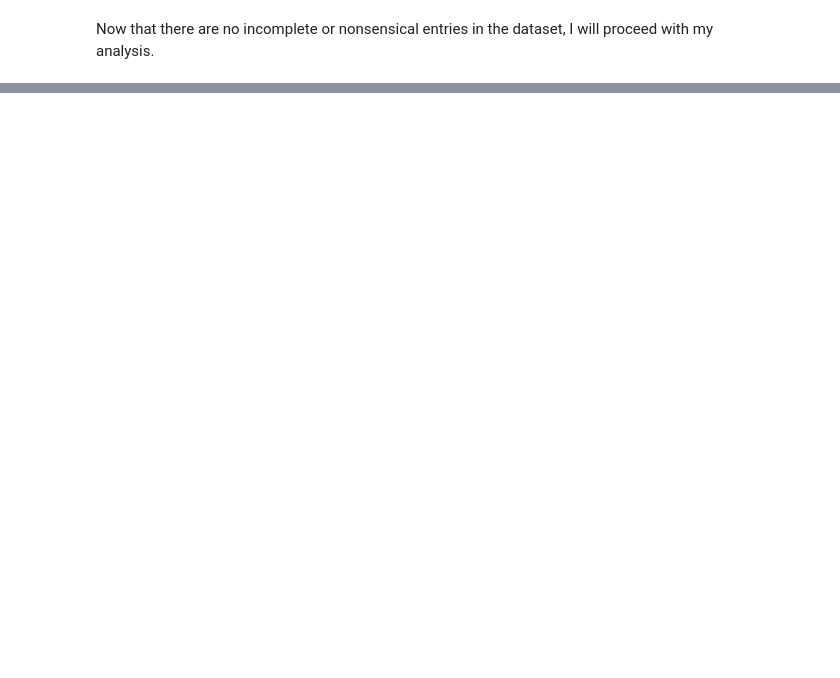
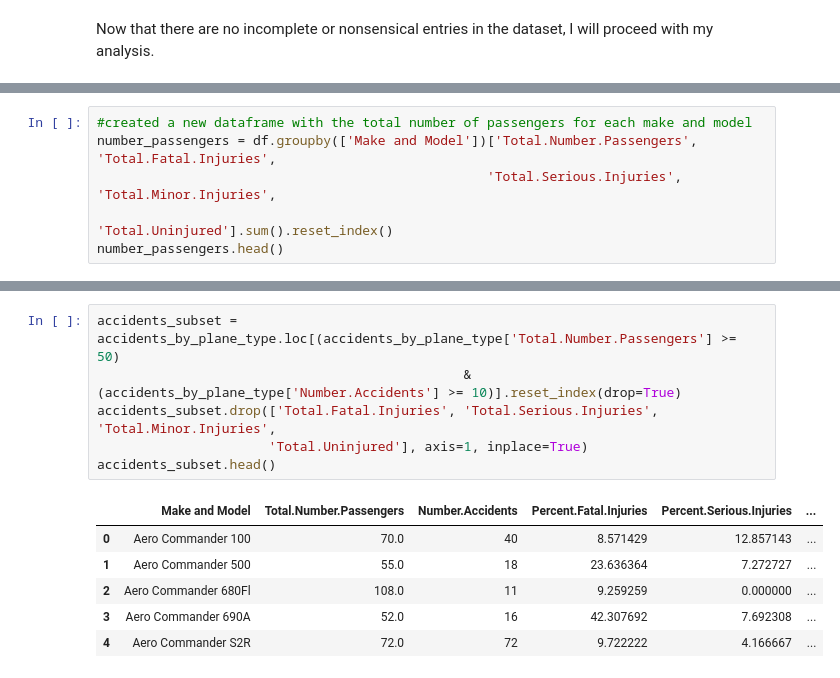
Before and after one commit to ccsurratt/dsc-phase-1-project-v3, a Jupyter notebook: student.ipynb, the cells around one changed output, grey strips where cells are left out. Cells and saved outputs as stored; diff of their text form; blank space fills up the shorter version.

```diff
--- a/student.ipynb
+++ b/student.ipynb
@@ -378,0 +365,6 @@ Now that there are no incomplete or nonsensical entries in the dataset, I will p
+# %%
+#created a new dataframe with the total number of passengers for each make and model
+number_passengers = df.groupby(['Make and Model'])['Total.Number.Passengers', 'Total.Fatal.Injuries',
+                                                  'Total.Serious.Injuries', 'Total.Minor.Injuries',
+                                                  'Total.Uninjured'].sum().reset_index()
+number_passengers.head()
@@ -378,0 +422,13 @@ Now that there are no incomplete or nonsensical entries in the dataset, I will p
+# %%
+accidents_subset = accidents_by_plane_type.loc[(accidents_by_plane_type['Total.Number.Passengers'] >= 50)
+                                               & (accidents_by_plane_type['Number.Accidents'] >= 10)].reset_index(drop=True)
+accidents_subset.drop(['Total.Fatal.Injuries', 'Total.Serious.Injuries', 'Total.Minor.Injuries',
+                      'Total.Uninjured'], axis=1, inplace=True)
+accidents_subset.head()
+# %% [output]
+|  | Make and Model | Total.Number.Passengers | Number.Accidents | Percent.Fatal.Injuries | Percent.Serious.Injuries | ... |
+| 0 | Aero Commander 100 | 70.0 | 40 | 8.571429 | 12.857143 | ... |
+| 1 | Aero Commander 500 | 55.0 | 18 | 23.636364 | 7.272727 | ... |
+| 2 | Aero Commander 680Fl | 108.0 | 11 | 9.259259 | 0.000000 | ... |
+| 3 | Aero Commander 690A | 52.0 | 16 | 42.307692 | 7.692308 | ... |
+| 4 | Aero Commander S2R | 72.0 | 72 | 9.722222 | 4.166667 | ... |
```
Also changed, not shown: parts of 33 cells of this notebook.
